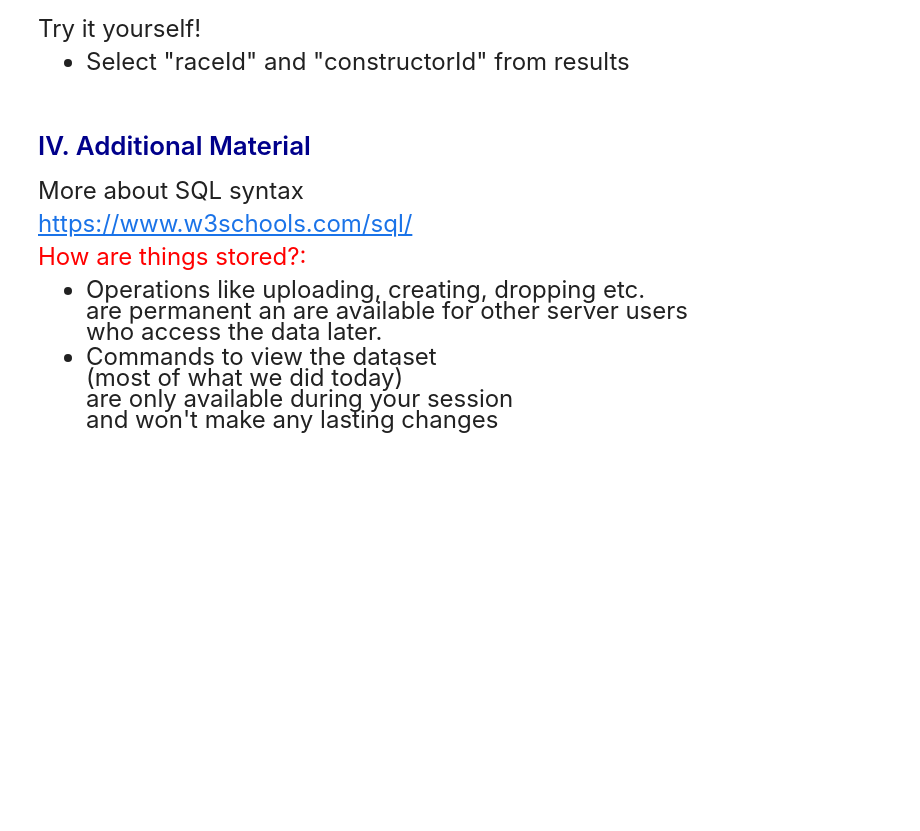
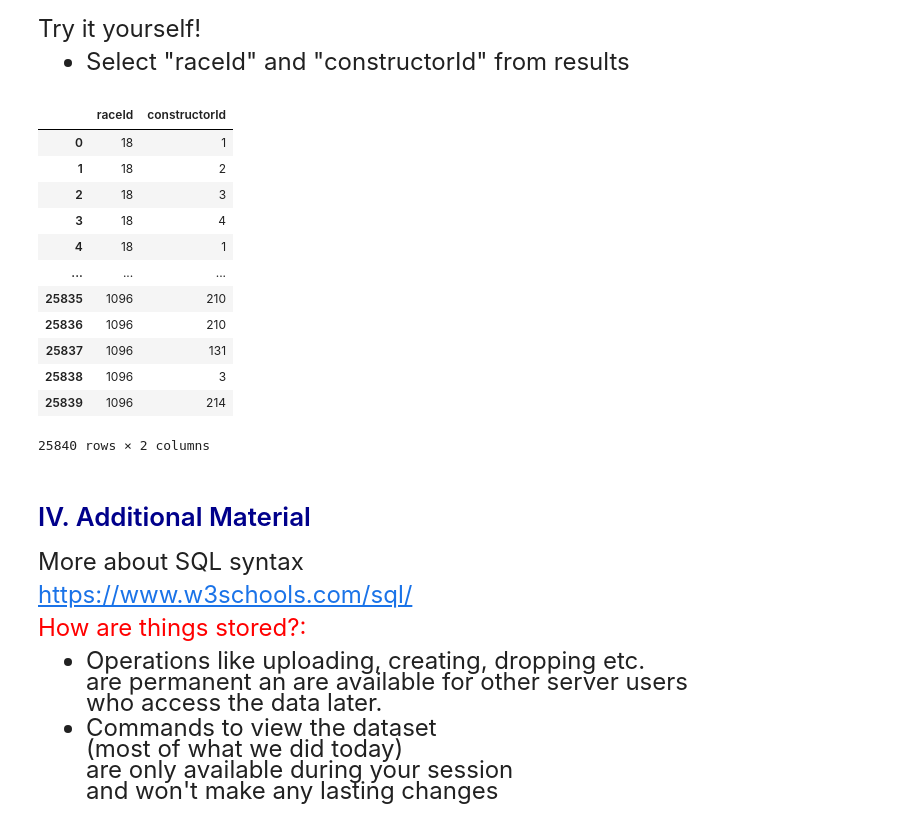
Before and after one commit to pmajumd/datasci530fall2026, a Jupyter notebook: Lecture 21/lecture_21a - SQL from Python.ipynb, the cells around one changed output. Drawn from its saved outputs; the diff is of its cells as text; code cells hidden in the pictures; blank space fills up the shorter version.

```diff
--- a/Lecture 21/lecture_21a - SQL from Python.ipynb
+++ b/Lecture 21/lecture_21a - SQL from Python.ipynb
@@ -266,8 +274,23 @@ Try it yourself!
 # %%
 # Write your own code
 example6 = pd.read_sql(text('SELECT \"raceId\", \"constructorId\" \
                              FROM results; '),
                        con = connection)
+example6
+# %% [output]
+|  | raceId | constructorId |
+| 0 | 18 | 1 |
+| 1 | 18 | 2 |
+| 2 | 18 | 3 |
+| 3 | 18 | 4 |
+| 4 | 18 | 1 |
+| ... | ... | ... |
+| 25835 | 1096 | 210 |
+| 25836 | 1096 | 210 |
+| 25837 | 1096 | 131 |
+| 25838 | 1096 | 3 |
+| 25839 | 1096 | 214 |
+25840 rows × 2 columns
 # %% [markdown]
 # <span style="color:darkblue"> IV. Additional Material </span>
 
```
Also changed, not shown: parts of 4 cells of this notebook, 2 other files.
